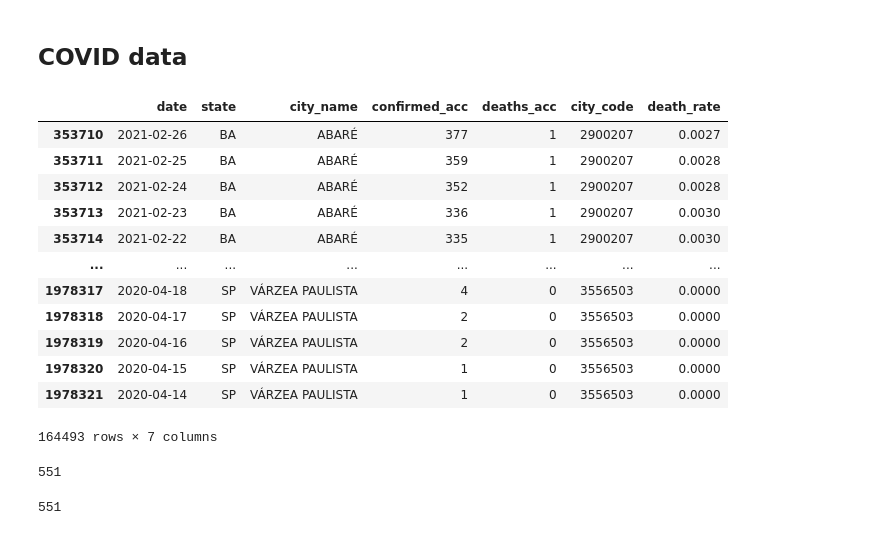
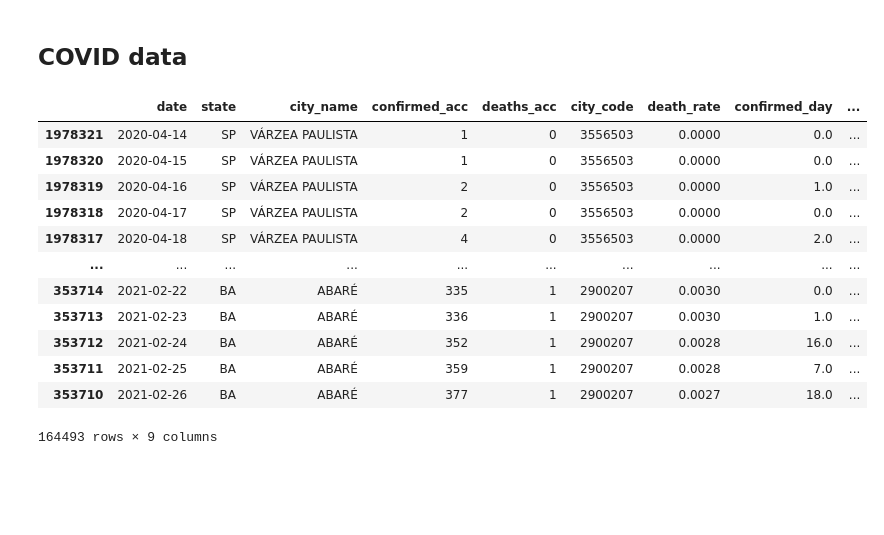
Before and after one commit to lucasagrizzi/MODS207, a Jupyter notebook: notebooks/proc_data_processing.ipynb, the cells around one changed output. Cells and saved outputs as stored; diff of their text form; code cells hidden in the pictures; blank space fills up the shorter version.

Commit message:
proc data added

```diff
--- a/notebooks/proc_data_processing.ipynb
+++ b/notebooks/proc_data_processing.ipynb
@@ -257,35 +257,46 @@ df_cities_final
 # %%
 df_covid = pd.read_csv('../data/raw_data/COVID.csv.zip')
 df_covid = df_covid.drop(columns=['Unnamed: 0'])
 df_covid = df_covid.rename(columns={'city_ibge_code': 'city_code',
                                    'city': 'city_name',
                                    'confirmed': 'confirmed_acc',
                                    'deaths': 'deaths_acc'})
 
 df_covid['city_name'] = df_covid['city_name'].str.upper()
 df_covid = df_covid[((df_covid['state']=='BA') | (df_covid['state']=='SP'))]
+df_covid['date'] = pd.to_datetime(df_covid['date'])
+df_covid = df_covid[~df_covid['city_code'].isna()]
+df_covid['city_code'] = df_covid['city_code'].astype(int)
 
-# df_covid.sort_values(by='date', ascending=False)
-# df_covid[['confirmed_day', 'deaths_day']] = df_covid[['confirmed_acc', 'deaths_acc']].diff()
+a = pd.DataFrame()
+b = pd.DataFrame()
 
+for i in list(df_covid['city_code'].unique()):
+    a = df_covid[df_covid['city_code']==i]
+    a = a.sort_values(by=['date'], ascending=True)
+    a[['confirmed_day', 'deaths_day']] = a[['confirmed_acc', 'deaths_acc']].diff()
 
-df_covid = df_covid[~df_covid['city_code'].isna()]
-df_covid['date'] = pd.to_datetime(df_covid['date'])
-df_covid['city_code'] = df_covid['city_code'].astype(int)
+    b = pd.concat([a,b])
+b.loc[b['deaths_day']<0, 'deaths_day']=0
+b.loc[b['confirmed_day']<0, 'confirmed_day']=0
+
+df_covid = b
+
+df_covid[['deaths_day', 'confirmed_day']] = df_covid[['deaths_day', 'confirmed_day']].fillna(0)
 df_covid = df_covid[df_covid['date'].isin(list(dates))]
 df_covid = df_covid[df_covid['city_code'].isin(list(cities_num))]
 df_covid
 # %% [output]
-|  | date | state | city_name | confirmed_acc | deaths_acc | city_code | death_rate |
-| 353710 | 2021-02-26 | BA | ABARÉ | 377 | 1 | 2900207 | 0.0027 |
-| 353711 | 2021-02-25 | BA | ABARÉ | 359 | 1 | 2900207 | 0.0028 |
-| 353712 | 2021-02-24 | BA | ABARÉ | 352 | 1 | 2900207 | 0.0028 |
-| 353713 | 2021-02-23 | BA | ABARÉ | 336 | 1 | 2900207 | 0.0030 |
-| 353714 | 2021-02-22 | BA | ABARÉ | 335 | 1 | 2900207 | 0.0030 |
-| ... | ... | ... | ... | ... | ... | ... | ... |
-| 1978317 | 2020-04-18 | SP | VÁRZEA PAULISTA | 4 | 0 | 3556503 | 0.0000 |
-| 1978318 | 2020-04-17 | SP | VÁRZEA PAULISTA | 2 | 0 | 3556503 | 0.0000 |
-| 1978319 | 2020-04-16 | SP | VÁRZEA PAULISTA | 2 | 0 | 3556503 | 0.0000 |
-| 1978320 | 2020-04-15 | SP | VÁRZEA PAULISTA | 1 | 0 | 3556503 | 0.0000 |
-| 1978321 | 2020-04-14 | SP | VÁRZEA PAULISTA | 1 | 0 | 3556503 | 0.0000 |
+|  | date | state | city_name | confirmed_acc | deaths_acc | city_code | death_rate | confirmed_day | ... |
+| 1978321 | 2020-04-14 | SP | VÁRZEA PAULISTA | 1 | 0 | 3556503 | 0.0000 | 0.0 | ... |
+| 1978320 | 2020-04-15 | SP | VÁRZEA PAULISTA | 1 | 0 | 3556503 | 0.0000 | 0.0 | ... |
+| 1978319 | 2020-04-16 | SP | VÁRZEA PAULISTA | 2 | 0 | 3556503 | 0.0000 | 1.0 | ... |
+| 1978318 | 2020-04-17 | SP | VÁRZEA PAULISTA | 2 | 0 | 3556503 | 0.0000 | 0.0 | ... |
+| 1978317 | 2020-04-18 | SP | VÁRZEA PAULISTA | 4 | 0 | 3556503 | 0.0000 | 2.0 | ... |
+| ... | ... | ... | ... | ... | ... | ... | ... | ... | ... |
+| 353714 | 2021-02-22 | BA | ABARÉ | 335 | 1 | 2900207 | 0.0030 | 0.0 | ... |
+| 353713 | 2021-02-23 | BA | ABARÉ | 336 | 1 | 2900207 | 0.0030 | 1.0 | ... |
+| 353712 | 2021-02-24 | BA | ABARÉ | 352 | 1 | 2900207 | 0.0028 | 16.0 | ... |
+| 353711 | 2021-02-25 | BA | ABARÉ | 359 | 1 | 2900207 | 0.0028 | 7.0 | ... |
+| 353710 | 2021-02-26 | BA | ABARÉ | 377 | 1 | 2900207 | 0.0027 | 18.0 | ... |
-164493 rows × 7 columns
+164493 rows × 9 columns
@@ -294,8 +302,0 @@ cities_num = list(df_cities_final['city_code'].unique())
-# %%
-len(df_covid['city_name'].unique())
-# %% [output]
-551
-# %%
-len(df_cities_final['city_name'].unique())
-# %% [output]
-551
```
Also changed, not shown: parts of 2 cells of this notebook, 6 other files.
